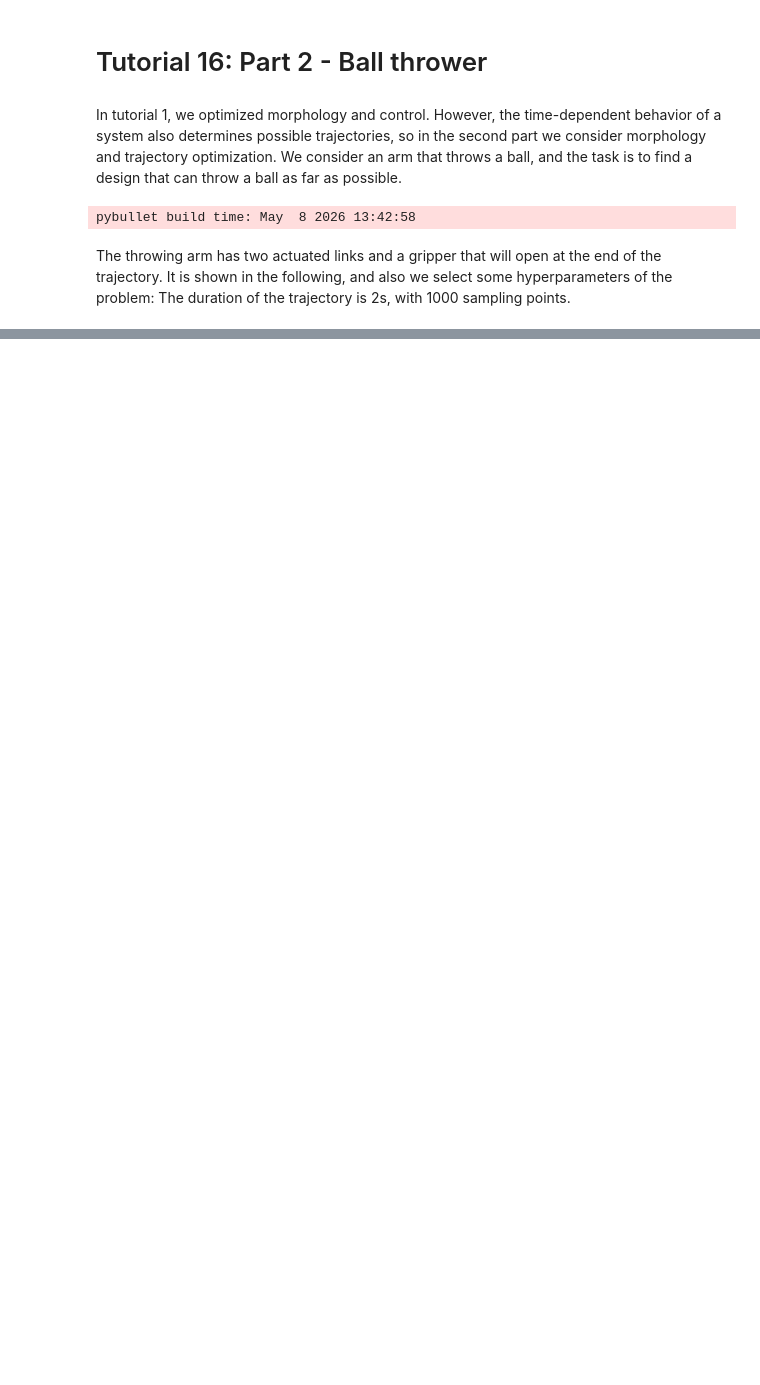
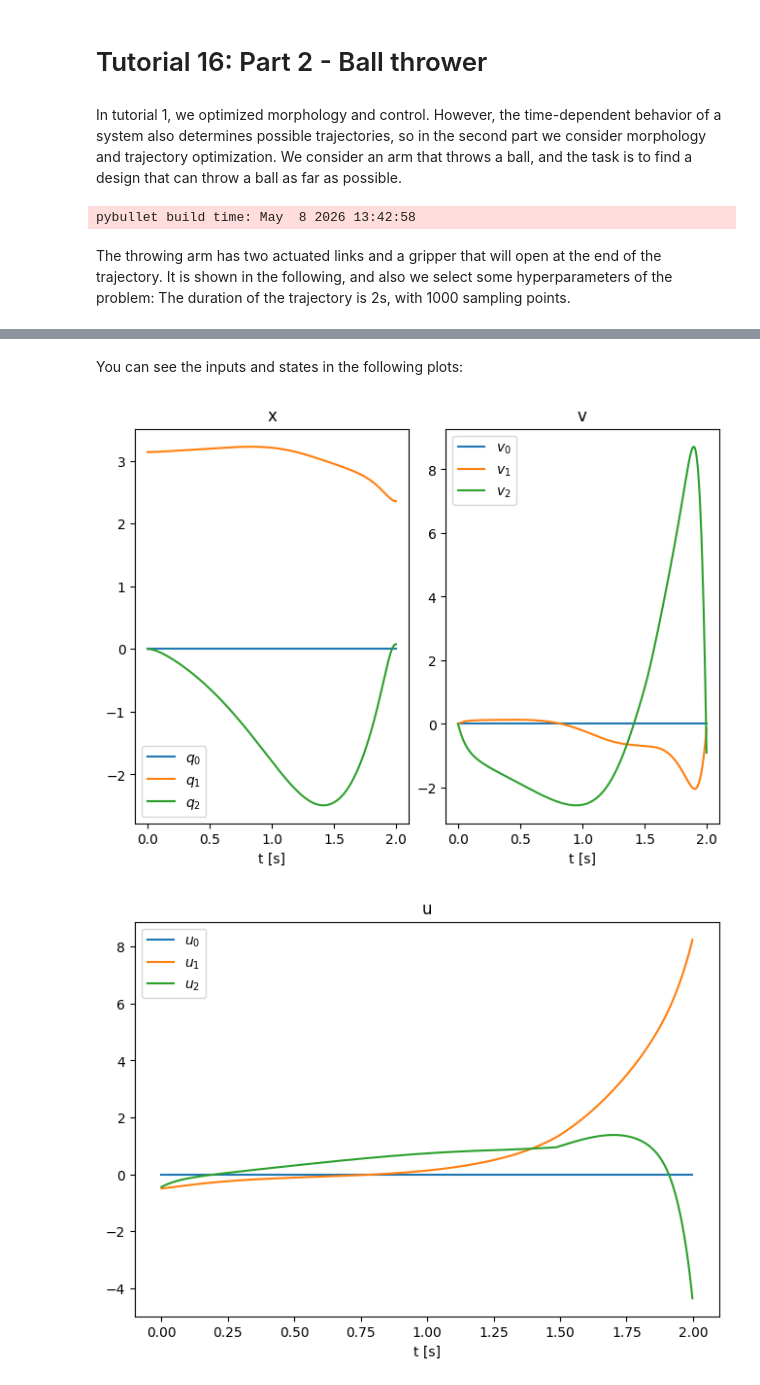
Before and after one commit to air-course/tutorial16, a Jupyter notebook: teacher_pt2.ipynb, the cells around one changed output, grey strips where cells are left out. Drawn from its saved outputs; the diff is of its cells as text; code cells hidden in the pictures; blank space fills up the shorter version.

```diff
--- a/teacher_pt2.ipynb
+++ b/teacher_pt2.ipynb
@@ -378,11 +383,9 @@ TrajectoryOptimization.fitness = fitness
 # %%
-optimized_vel = [1, 0, 1]
+optimized_vel = np.array([1, 0, 1])
 desired_position = np.array([0, 0, 1.5])
 
-# initial_position = np.array([INITIAL_POSITION[0], 0.0, INITIAL_POSITION[1]])
-# problem = TrajectoryOptimization(desired_position = des_pos, desired_velocity = np.array(optimized_vel))
-problem = TrajectoryOptimization(desired_position = desired_position)
-problem.init_logger()
+traj_opt = TrajectoryOptimization(desired_position = desired_position, desired_velocity = optimized_vel)
+traj_opt.init_logger()
 
-problem.fitness([1.0, 1.0])
+traj_opt.fitness([1.0, 1.0])
 # %% [output]
@@ -417,0 +410,22 @@ print(f"Solution time: {time.time() - start_t}")
+# %%
+start_t = time.time()
+
+x0 = [1.5, 1.5]
+sigma0 = 0.5
+
+options = {
+    'maxiter': 5,
+    'bounds': [[1.0, 1.0], [2.0, 2.0]],
+    'verbose': 1,
+}
+
+best_params, _ = cma.fmin2(traj_opt.fitness, x0, sigma0, options)
+best_fitness = traj_opt.fitness(best_params)
+
+print("Best parameters:", best_params)
+print("Best fitness:", best_fitness)
+
+params["link_0"], params["link_1"] = best_params
+build(params)
+
+print(f"Solution time: {time.time() - start_t} seconds")
@@ -418,6 +452,5 @@ print(f"Solution time: {time.time() - start_t}")
 # %%
-scene = Scene(wait_for_open=False)
 display(IFrame(scene.vis.url(), width="100%", height=400))
 
-r = Robot(urdf_path=urdfOutPath)
-scene.add_robot(r)
+# recalculate the best trajectory
+traj_opt.fitness(best_params)
@@ -429,7 +468,12 @@ for idx, q in enumerate(problem.logger['qs'][0][::subsample]):
     for i, qi in enumerate(q):
         r[i] = qi
     time.sleep(start_t+(idx+1)*0.1 - time.time())
+# %% [markdown]
+You can see the inputs and states in the following plots:
 # %%
-problem.plot_states(0)
-problem.plot_control(0)
-problem.plot_gripper(0)
+traj_opt.plot_states(-1)
+traj_opt.plot_control(-1)
+traj_opt.plot_gripper(-1)
+# %% [output]
+[figure, added]
+[figure, added]
```
Also changed, not shown: parts of 29 cells of this notebook, 14 other files.
